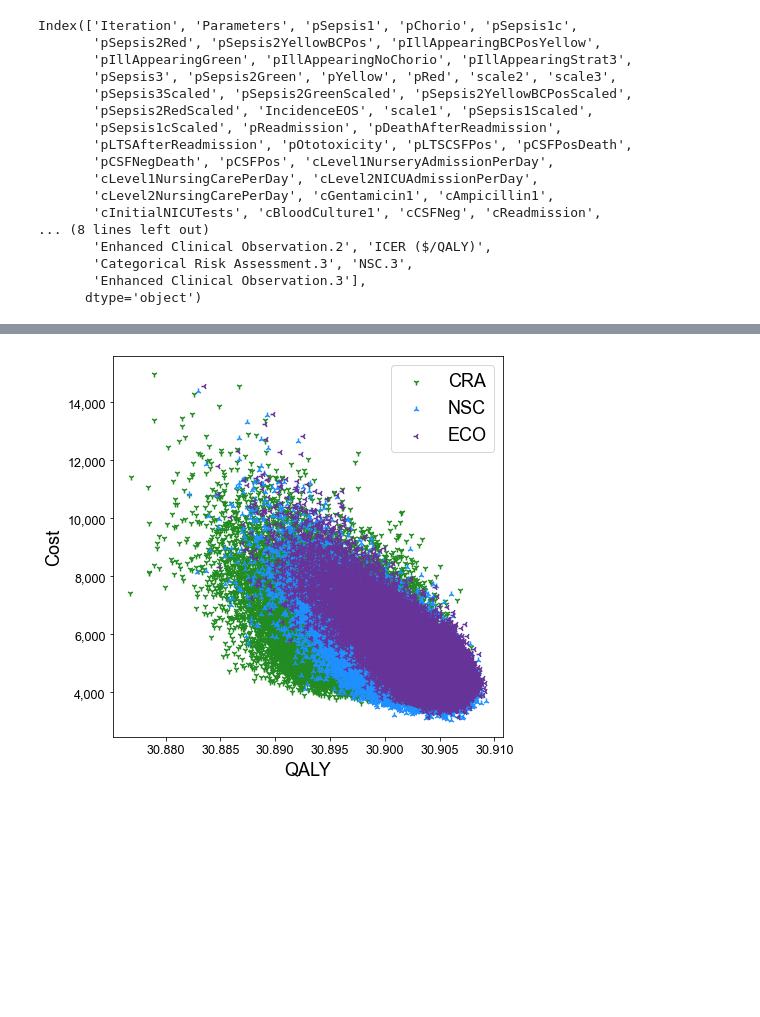
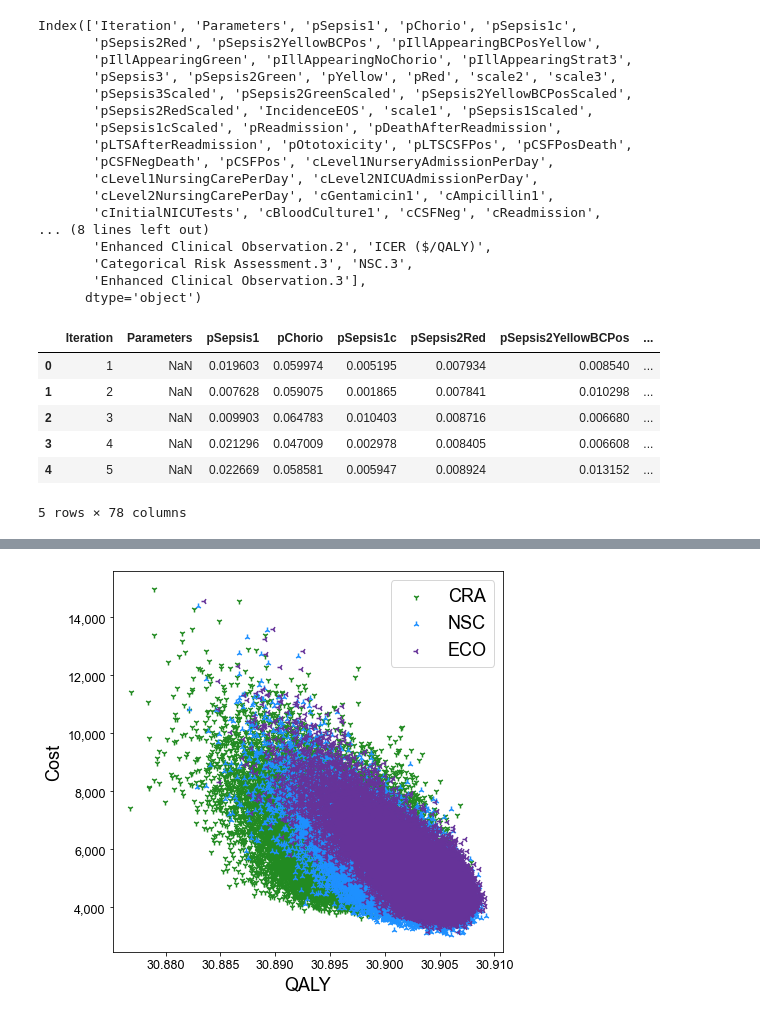
Before and after one commit to guanzgrace/cea-eos, a Jupyter notebook: Graphs-PSA.ipynb, the cells around one changed output, grey strips where cells are left out. Drawn from its saved outputs; the diff is of its cells as text; code cells hidden in the pictures; blank space fills up the shorter version.

```diff
--- a/Graphs-PSA.ipynb
+++ b/Graphs-PSA.ipynb
@@ -64,3 +64,13 @@ Index(['Iteration', 'Parameters', 'pSepsis1', 'pChorio', 'pSepsis1c',
        'Categorical Risk Assessment.3', 'NSC.3',
        'Enhanced Clinical Observation.3'],
       dtype='object')
+# %%
+psa.head()
+# %% [output]
+|  | Iteration | Parameters | pSepsis1 | pChorio | pSepsis1c | pSepsis2Red | pSepsis2YellowBCPos | ... |
+| 0 | 1 | NaN | 0.019603 | 0.059974 | 0.005195 | 0.007934 | 0.008540 | ... |
+| 1 | 2 | NaN | 0.007628 | 0.059075 | 0.001865 | 0.007841 | 0.010298 | ... |
+| 2 | 3 | NaN | 0.009903 | 0.064783 | 0.010403 | 0.008716 | 0.006680 | ... |
+| 3 | 4 | NaN | 0.021296 | 0.047009 | 0.002978 | 0.008405 | 0.006608 | ... |
+| 4 | 5 | NaN | 0.022669 | 0.058581 | 0.005947 | 0.008924 | 0.013152 | ... |
+5 rows × 78 columns
```
Also changed, not shown: parts of 2 cells of this notebook, 14 other files.
